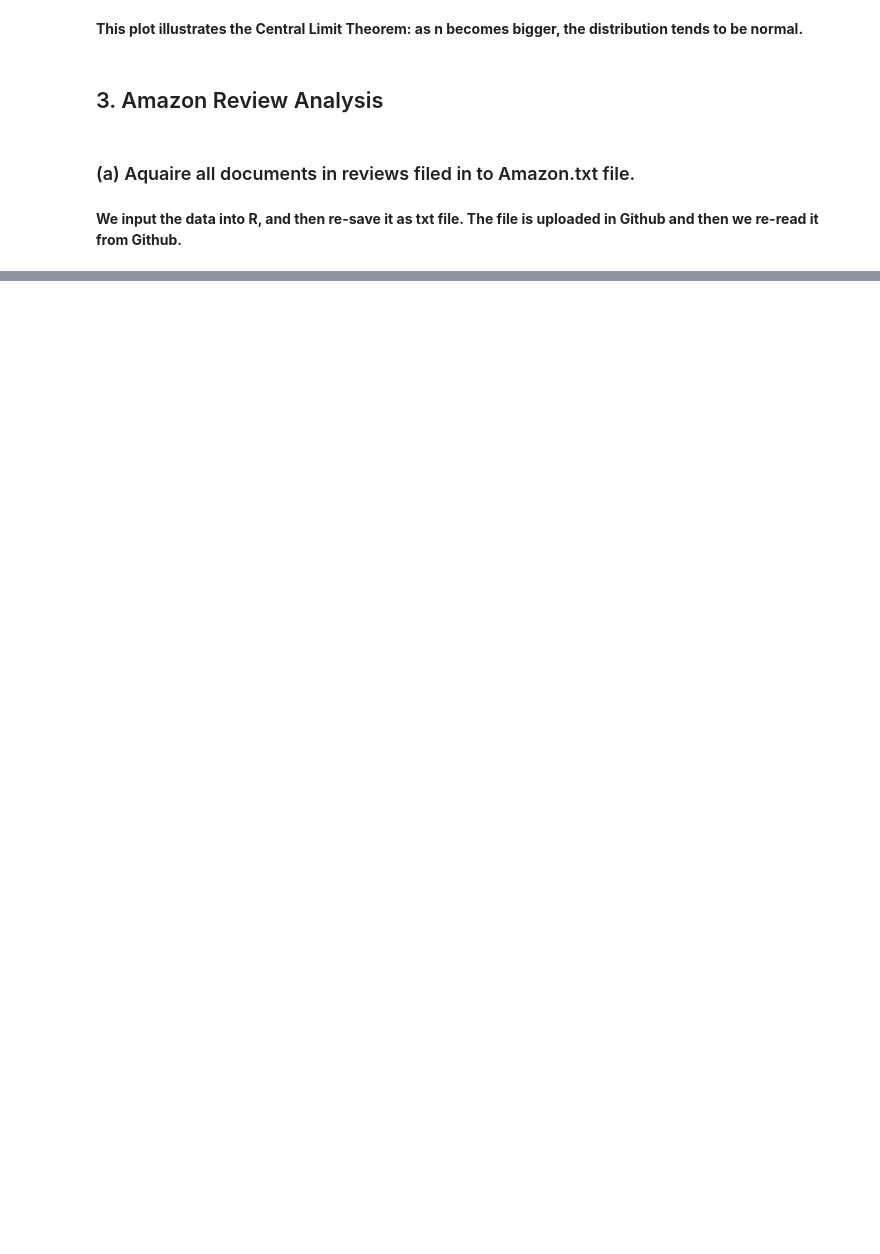
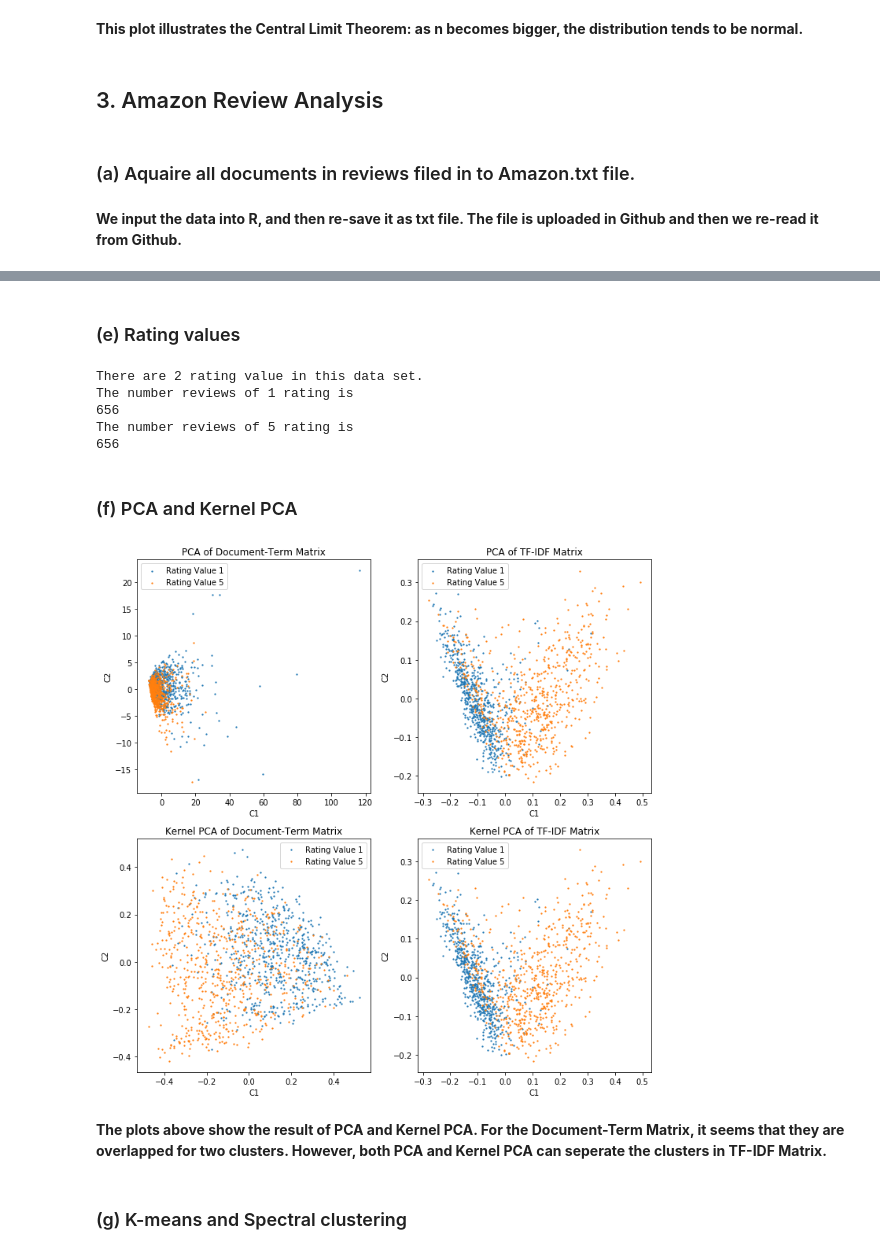
Before and after one commit to zhikuanquan/UCD-STA, a Jupyter notebook: Misaka/Homework 1 - STA 221.ipynb, the cells around one changed output, grey strips where cells are left out. Cells and saved outputs as stored; diff of their text form; code cells hidden in the pictures; blank space fills up the shorter version.

```diff
--- a/Misaka/Homework 1 - STA 221.ipynb
+++ b/Misaka/Homework 1 - STA 221.ipynb
@@ -96,7 +96,7 @@ plt.show()
 # %% [markdown]
 **We input the data into R, and then re-save it as txt file. The file is uploaded in Github and then we re-read it from Github.**
 # %%
-file_path = "https://raw.githubusercontent.com/zhikuanquan/UCD-STA/master/Misaka/Amazon.txt"
+file_path = "./Amazon.txt"
 review_data = []
 with open(file_path,mode="r") as rh:
     for line in rh:
@@ -112,0 +127,4 @@ odict_keys(['dat'])
+# %%
+tfidfObj = TfidfVectorizer(token_pattern="[a-z]{3,15}")
+tfidfX = tfidfObj.fit_transform(review_data)
+doc_tfidf_matrix = tfidfX.toarray()
@@ -112,0 +135,2 @@ odict_keys(['dat'])
+# %% [markdown]
+### (e) Rating values
@@ -112,0 +144,59 @@ odict_keys(['dat'])
+# %%
+print("There are " + str(len(number_of_rating_value)) + " rating value in this data set.")
+for v in number_of_rating_value:
+    print("The number reviews of " + str(v) + " rating is")
+    print(len(np.where(np.array(rating_value) == v)[0]))
+# %% [output]
+There are 2 rating value in this data set.
+The number reviews of 1 rating is
+656
+The number reviews of 5 rating is
+656
+# %% [markdown]
+### (f) PCA and Kernel PCA
+# %%
+from sklearn.decomposition import PCA
+from sklearn.decomposition import KernelPCA
+pca = PCA(n_components=2)
+kpca = KernelPCA(n_components=2,kernel="cosine",max_iter=100000)
+pca_count_fitted = pca.fit_transform(doc_count_matrix)
+#print(pca_count_fitted.shape)
+pca_iditf_fitted = pca.fit_transform(doc_tfidf_matrix)
+#print(pca_iditf_fitted.shape)
+kpca_count_fitted = kpca.fit_transform(doc_count_matrix)
+#print(kpca_count_fitted.shape)
+kpca_iditf_fitted = kpca.fit_transform(doc_tfidf_matrix)
+#print(kpca_iditf_fitted.shape)
+# %%
+plt.rcParams["figure.figsize"] = (10,10)
+
+fig, ax = plt.subplots(2, 2, sharex=False, sharey=False)
+ax[0,0].scatter(x = pca_count_fitted[0:657,0],y=pca_count_fitted[0:657,1],label = "Rating Value 1",s = 1.5)
+ax[0,0].scatter(x = pca_count_fitted[657:,0],y=pca_count_fitted[657:,1],label = "Rating Value 5", s = 1.5)
+ax[0,0].set(xlabel="C1",ylabel="C2",title="PCA of Document-Term Matrix")
+ax[0,0].legend()
+
+ax[0,1].scatter(x = pca_iditf_fitted[0:657,0],y=pca_iditf_fitted[0:657,1],label = "Rating Value 1",s = 1.5)
+ax[0,1].scatter(x = pca_iditf_fitted[657:,0],y=pca_iditf_fitted[657:,1],label = "Rating Value 5",s = 1.5)
+ax[0,1].set(xlabel="C1",ylabel="C2",title="PCA of TF-IDF Matrix")
+ax[0,1].legend()
+
+ax[1,0].scatter(x = kpca_count_fitted[0:657,0],y=kpca_count_fitted[0:657,1],label = "Rating Value 1",s = 1.5)
+ax[1,0].scatter(x = kpca_count_fitted[657:,0],y=kpca_count_fitted[657:,1],label = "Rating Value 5",s = 1.5)
+ax[1,0].set(xlabel="C1",ylabel="C2",title="Kernel PCA of Document-Term Matrix")
+ax[1,0].legend()
+
+ax[1,1].scatter(x = kpca_iditf_fitted[0:657,0],y=kpca_iditf_fitted[0:657,1],label = "Rating Value 1",s = 1.5)
+ax[1,1].scatter(x = kpca_iditf_fitted[657:,0],y=kpca_iditf_fitted[657:,1],label = "Rating Value 5",s = 1.5)
+ax[1,1].set(xlabel="C1",ylabel="C2",title="Kernel PCA of TF-IDF Matrix")
+ax[1,1].legend()
+
+plt.tight_layout()
+
+plt.show()
+# %% [output]
+[figure, added]
+# %% [markdown]
+**The plots above show the result of PCA and Kernel PCA. For the Document-Term Matrix, it seems that they are overlapped for two clusters. However, both PCA and Kernel PCA can seperate the clusters in TF-IDF Matrix.**
+# %% [markdown]
+### (g) K-means and Spectral clustering
```
Also changed, not shown: parts of 14 cells of this notebook.
